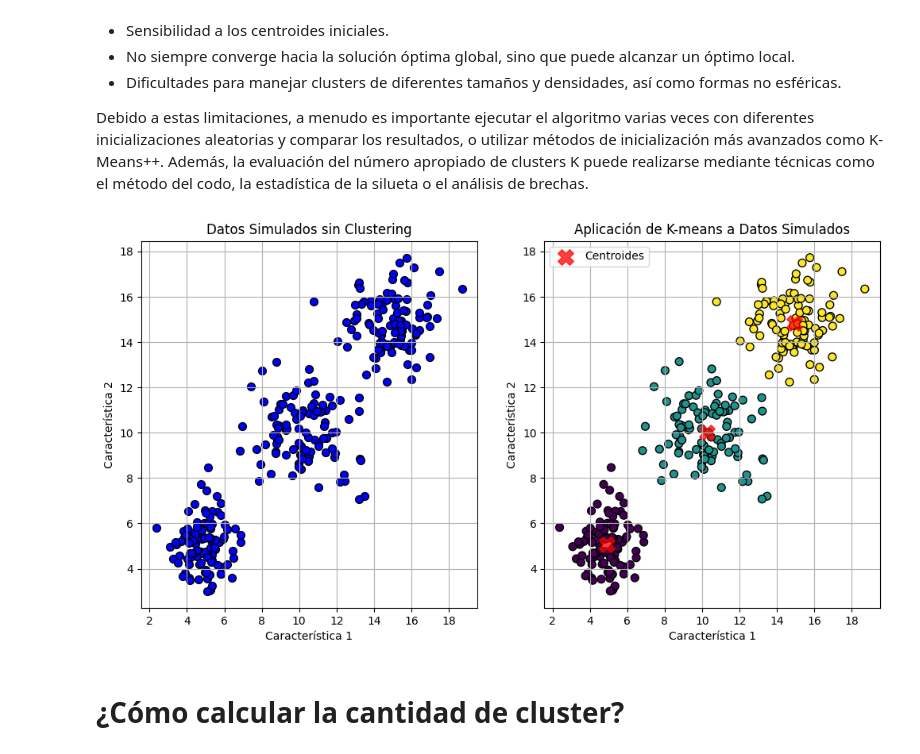
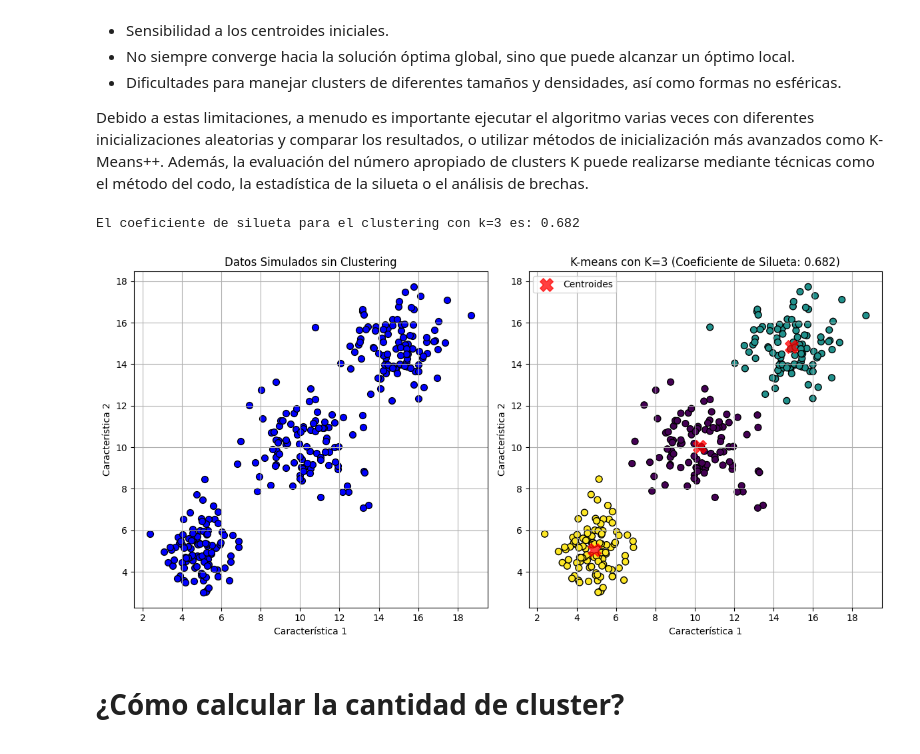
Before and after one commit to jserrataylor/cursoAI, a Jupyter notebook: Algoritmo_No_Supervisado_Cluster_K_Means.ipynb, the cells around one changed output. Saved outputs shown, nothing was run; the diff lists cells and outputs as text; code cells hidden in the pictures.

```diff
--- a/Algoritmo_No_Supervisado_Cluster_K_Means.ipynb
+++ b/Algoritmo_No_Supervisado_Cluster_K_Means.ipynb
@@ -27,43 +27,48 @@ Debido a estas limitaciones, a menudo es importante ejecutar el algoritmo varias
 import numpy as np
 import matplotlib.pyplot as plt
 from sklearn.cluster import KMeans
+from sklearn.metrics import silhouette_score
 
 # Generar datos simulados
 np.random.seed(42)
 X1 = np.random.normal(loc=5, scale=1, size=(100, 2))
 X2 = np.random.normal(loc=10, scale=1.5, size=(100, 2))
 X3 = np.random.normal(loc=15, scale=1.2, size=(100, 2))
 X = np.vstack((X1, X2, X3))
 
 # Aplicar k-means
-kmeans = KMeans(n_clusters=3)
+kmeans = KMeans(n_clusters=3, random_state=42)
 kmeans.fit(X)
 y_kmeans = kmeans.predict(X)
 
+# Calcular la puntuación de silueta para la partición de clustering actual
+silhouette_avg = silhouette_score(X, y_kmeans)
+print(f"El coeficiente de silueta para el clustering con k=3 es: {silhouette_avg:.3f}")
+
 # Visualizar los datos en un gráfico doble (subplots)
-
 fig, axes = plt.subplots(1, 2, figsize=(12, 6))
 
 # Datos Simulados sin Clustering
 axes[0].scatter(X[:, 0], X[:, 1], color='blue', marker='o', edgecolor='k', s=50)
 axes[0].set_title('Datos Simulados sin Clustering')
 axes[0].set_xlabel('Característica 1')
 axes[0].set_ylabel('Característica 2')
 axes[0].grid(True)
 
 # Aplicación de K-means a Datos Simulados
 axes[1].scatter(X[:, 0], X[:, 1], c=y_kmeans, cmap='viridis', marker='o', edgecolor='k', s=50)
 axes[1].scatter(kmeans.cluster_centers_[:, 0], kmeans.cluster_centers_[:, 1], c='red', s=200, alpha=0.75, marker='X', label="Centroides")
-axes[1].set_title('Aplicación de K-means a Datos Simulados')
+axes[1].set_title(f'K-means con K=3 (Coeficiente de Silueta: {silhouette_avg:.3f})')
 axes[1].set_xlabel('Característica 1')
 axes[1].set_ylabel('Característica 2')
 axes[1].legend()
 axes[1].grid(True)
 
-#plt.tight_layout()
-#plt.show()
+plt.tight_layout()
+plt.show()
 # %% [output]
+El coeficiente de silueta para el clustering con k=3 es: 0.682
-[figure, old version]
+[figure, new version]
 # %% [markdown]
 # **¿Cómo calcular la cantidad de cluster?**
 # %% [markdown]
```
